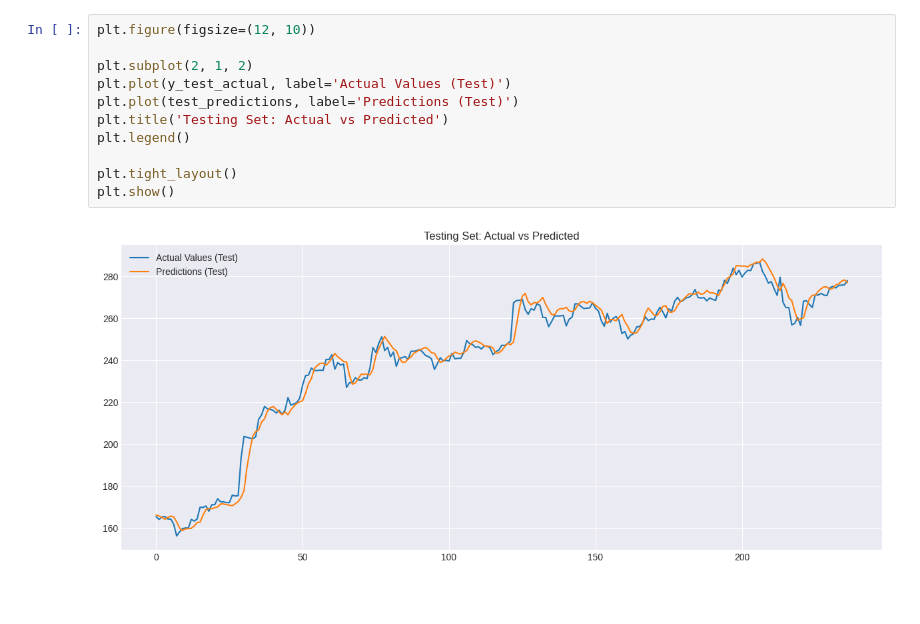
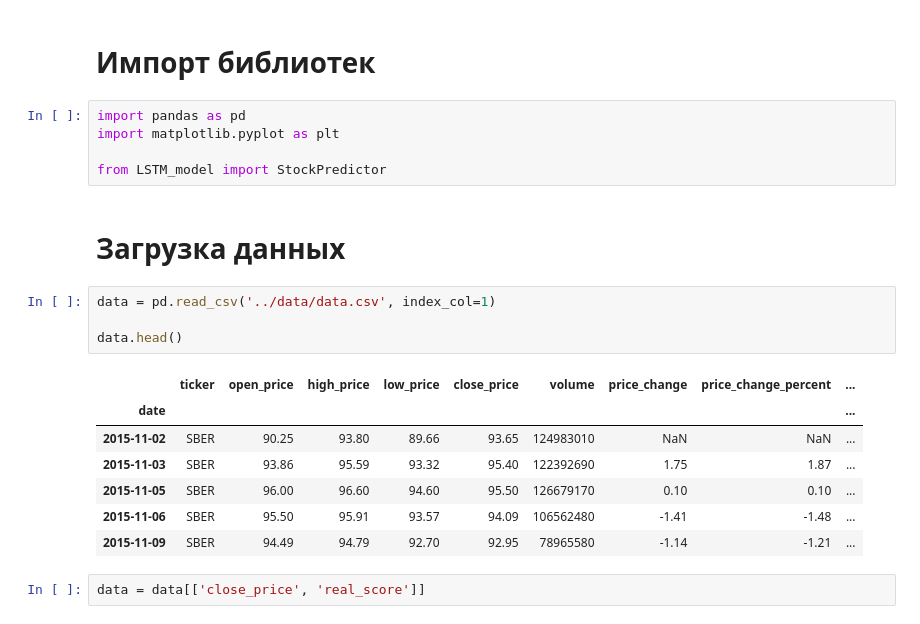
Before and after one commit to denis-samatov/news-impact-on-stock-prices, a Jupyter notebook: model/main.ipynb, the cells around one changed output. Saved outputs shown, nothing was run; the diff lists cells and outputs as text; blank space fills up the shorter version.

```diff
--- a/model/main.ipynb
+++ b/model/main.ipynb
@@ -297,13 +1,23 @@ plt.show()
-# %%
-plt.figure(figsize=(12, 10))
-
-plt.subplot(2, 1, 2)
-plt.plot(y_test_actual, label='Actual Values (Test)')
-plt.plot(test_predictions, label='Predictions (Test)')
-plt.title('Testing Set: Actual vs Predicted')
-plt.legend()
-
-plt.tight_layout()
-plt.show()
-# %% [output]
-[figure, removed]
+# %% [markdown]
+# Импорт библиотек
+# %%
+import pandas as pd
+import matplotlib.pyplot as plt
+
+from LSTM_model import StockPredictor
+# %% [markdown]
+# Загрузка данных
+# %%
+data = pd.read_csv('../data/data.csv', index_col=1)
+
+data.head()
+# %% [output]
+|  | ticker | open_price | high_price | low_price | close_price | volume | price_change | price_change_percent | ... |
+| date |  |  |  |  |  |  |  |  | ... |
+| 2015-11-02 | SBER | 90.25 | 93.80 | 89.66 | 93.65 | 124983010 | NaN | NaN | ... |
+| 2015-11-03 | SBER | 93.86 | 95.59 | 93.32 | 95.40 | 122392690 | 1.75 | 1.87 | ... |
+| 2015-11-05 | SBER | 96.00 | 96.60 | 94.60 | 95.50 | 126679170 | 0.10 | 0.10 | ... |
+| 2015-11-06 | SBER | 95.50 | 95.91 | 93.57 | 94.09 | 106562480 | -1.41 | -1.48 | ... |
+| 2015-11-09 | SBER | 94.49 | 94.79 | 92.70 | 92.95 | 78965580 | -1.14 | -1.21 | ... |
+# %%
+data = data[['close_price', 'real_score']]
```
Also changed, not shown: parts of 39 cells of this notebook, 5 other files.
